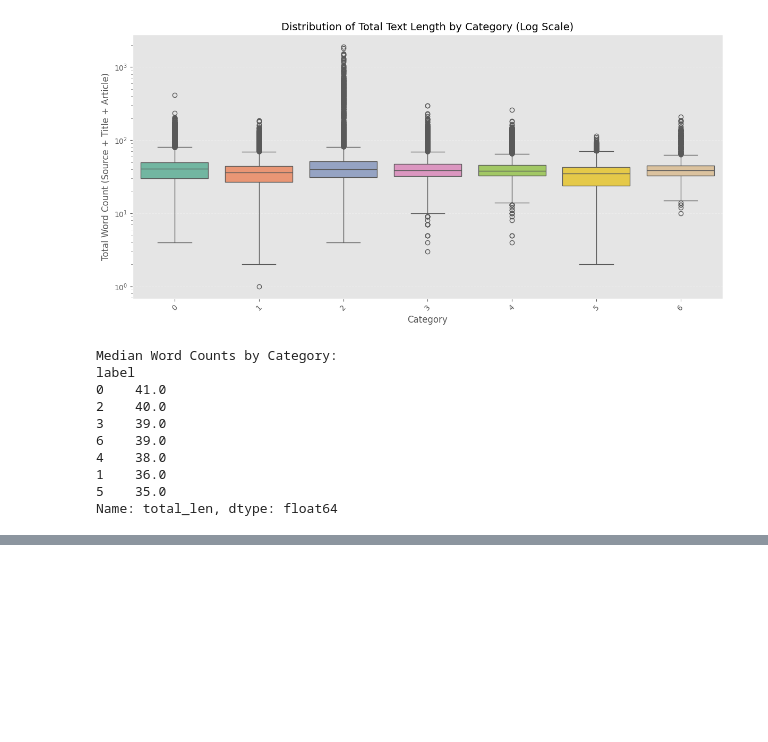
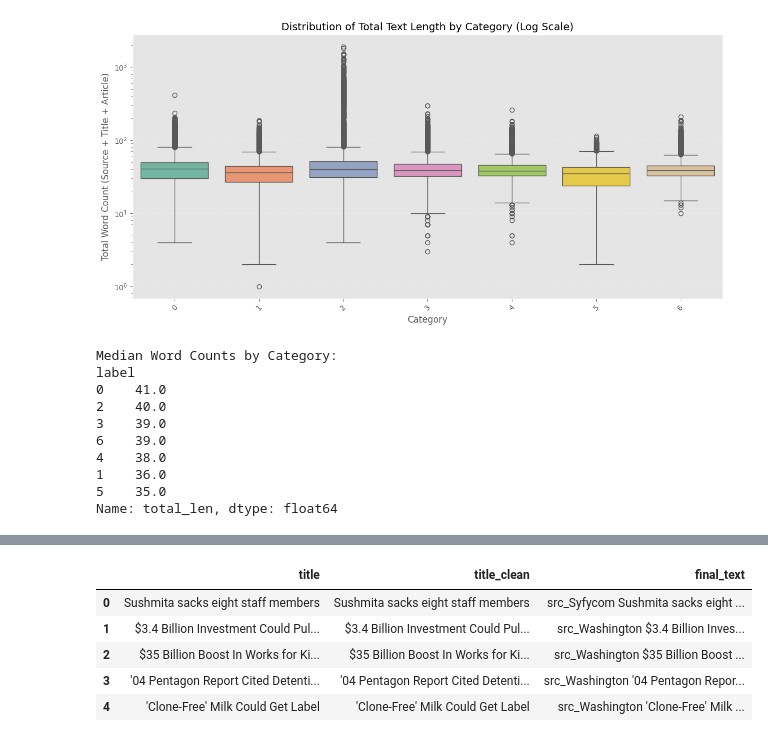
Before and after one commit to AgricolaC/DSML_News_Classification, a Jupyter notebook: eda.ipynb, the cells around one changed output, grey strips where cells are left out. Cells and saved outputs as stored; diff of their text form; code cells hidden in the pictures; blank space fills up the shorter version.

```diff
--- a/eda.ipynb
+++ b/eda.ipynb
@@ -1061,0 +850,2 @@ Name: final_text, dtype: str
+# %%
+df_clean['clean_text'] = df_clean['clean_text'].apply(remove_html_artifacts)
@@ -1061,0 +866,14 @@ Name: final_text, dtype: str
+# %%
+def standardize_source_token(source_text):
+    """
+    Converts a source string into a standardized token format (e.g., 'BBC News' -> 'src_BBCNews').
+    Removes spaces and special characters.
+    """
+    if pd.isna(source_text) or source_text == "":
+        return "src_Unknown"
+
+    # Remove special chars and spaces
+    clean_source = re.sub(r'[^a-zA-Z0-9]', '', str(source_text))
+    return f"src_{clean_source}"
+# %%
+df_clean['source_token'] = df_clean['source'].apply(standardize_source_token)
@@ -1061,0 +895,16 @@ Name: final_text, dtype: str
+# %%
+# Final text
+df_clean['title_clean'] = df_clean['title'].apply(repair_encoding).apply(remove_html_artifacts)
+df_clean['article_clean'] = df_clean['article'].apply(repair_encoding).apply(remove_html_artifacts)
+df_clean['source_token'] = df_clean['source'].apply(standardize_source_token)
+
+df_clean['final_text'] = df_clean['source_token'] + " " + df_clean['title_clean'] + " " + df_clean['article_clean']
+# %%
+df_clean[['title', 'title_clean', 'final_text']].head()
+# %% [output]
+|  | title | title_clean | final_text |
+| 0 | Sushmita sacks eight staff members | Sushmita sacks eight staff members | src_Syfycom Sushmita sacks eight ... |
+| 1 | $3.4 Billion Investment Could Pul... | $3.4 Billion Investment Could Pul... | src_Washington $3.4 Billion Inves... |
+| 2 | $35 Billion Boost In Works for Ki... | $35 Billion Boost In Works for Ki... | src_Washington $35 Billion Boost ... |
+| 3 | '04 Pentagon Report Cited Detenti... | '04 Pentagon Report Cited Detenti... | src_Washington '04 Pentagon Repor... |
+| 4 | 'Clone-Free' Milk Could Get Label | 'Clone-Free' Milk Could Get Label | src_Washington 'Clone-Free' Milk ... |
```
Also changed, not shown: parts of 28 cells of this notebook, 3 other files.
